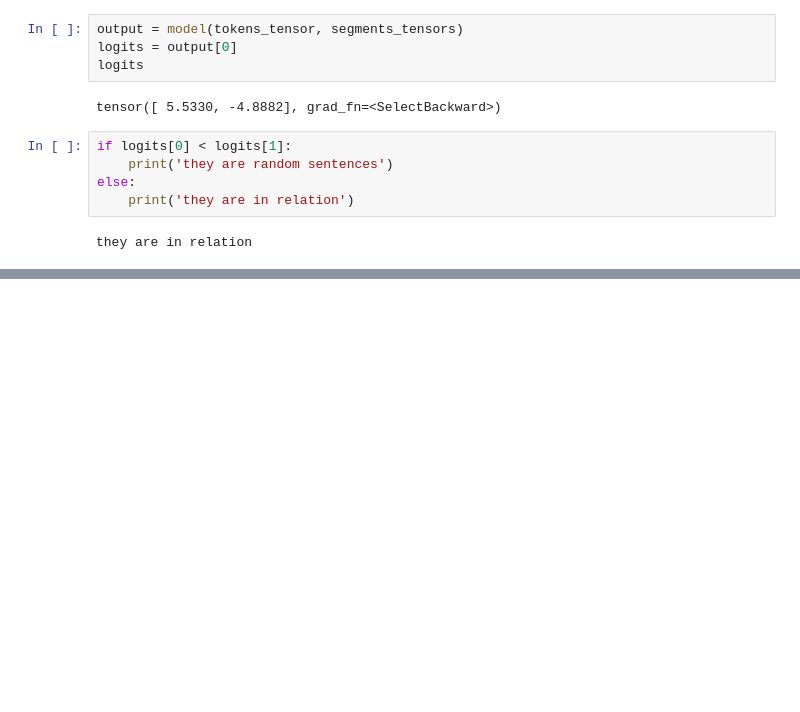
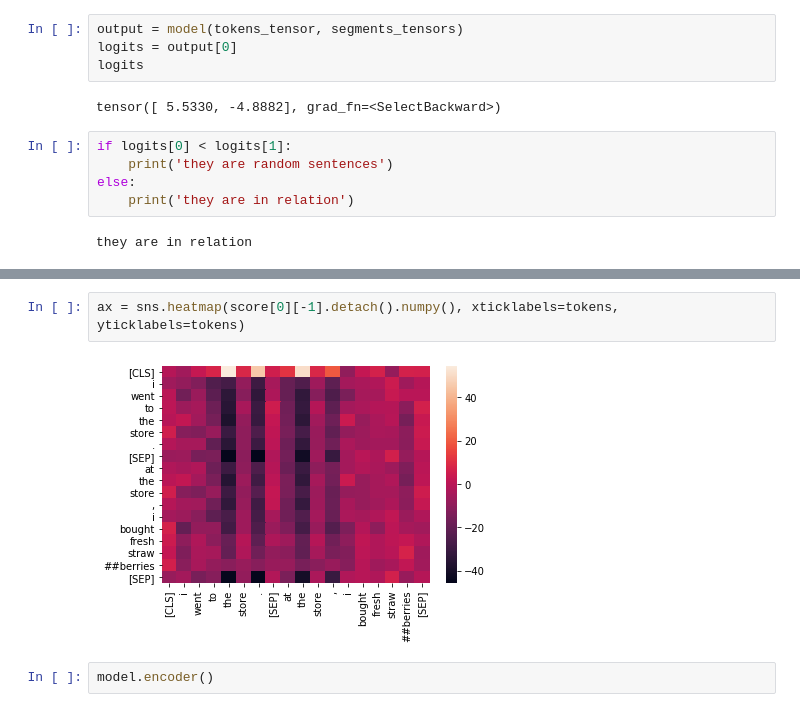
Before and after one commit to jinkilee/LaH, a Jupyter notebook: ipynb/bert.ipynb, the cells around one changed output, grey strips where cells are left out. Cells and saved outputs as stored; diff of their text form; blank space fills up the shorter version.

```diff
--- a/ipynb/bert.ipynb
+++ b/ipynb/bert.ipynb
@@ -185,0 +248,6 @@ they are in relation
+# %%
+ax = sns.heatmap(score[0][-1].detach().numpy(), xticklabels=tokens, yticklabels=tokens)
+# %% [output]
+[figure, added]
+# %%
+model.encoder()
```
Also changed, not shown: parts of 19 cells of this notebook, 1 other file.
